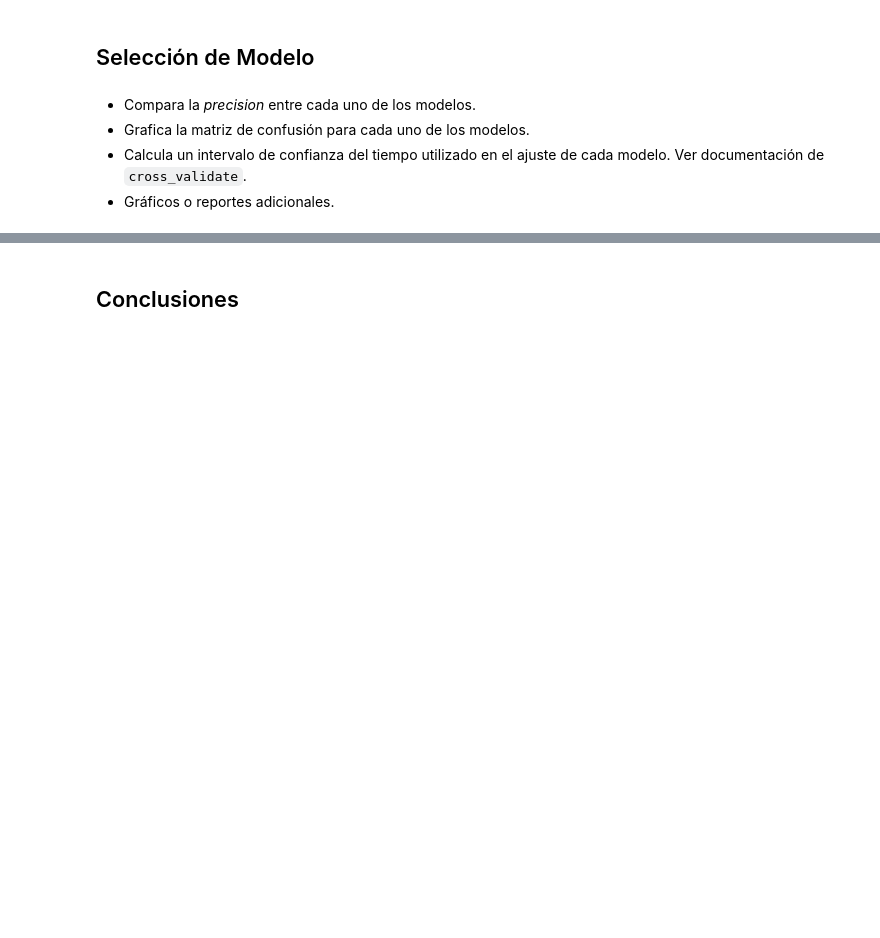
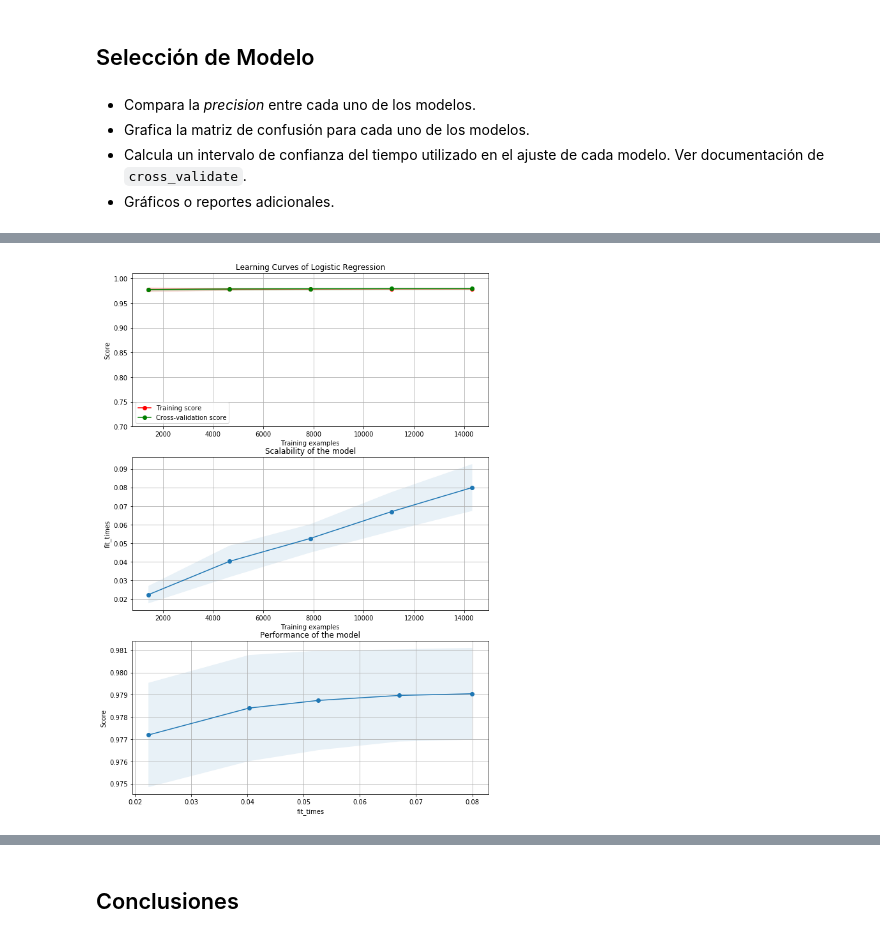
Before and after one commit to ike-mercado-huanaque/mat281_portfolio, a Jupyter notebook: m05_data_science/m05_project02/m05_project02.ipynb, the cells around one changed output, grey strips where cells are left out. Drawn from its saved outputs; the diff is of its cells as text; code cells hidden in the pictures; blank space fills up the shorter version.

```diff
--- a/m05_data_science/m05_project02/m05_project02.ipynb
+++ b/m05_data_science/m05_project02/m05_project02.ipynb
@@ -314,8 +334,8 @@ Utiliza la función `cross_validate` con el estimador `logistic` para realizar u
 from sklearn.model_selection import cross_validate
 from sklearn.linear_model import LogisticRegression
 # %%
-logistic = LogisticRegression()
-logistic_cv = cross_validate(logistic,X_train,y_train,scoring="precision",cv=10)
+logistic = LogisticRegression().fit(X_train,y_train)
+logistic_cv = cross_validate(logistic,X_test,y_test,scoring="precision",cv=10)
 # %%
 print(f'Logistic Regression Cross Validation precision score: {np.mean(logistic_cv["test_score"]):.5f} +/- {np.std(logistic_cv["test_score"]):.5f}')
 # %% [output]
@@ -323,4 +343,4 @@ Logistic Regression Cross Validation precision score: 0.94069 +/- 0.01803
 # %%
-logistic.fit(X_train,y_train)
+logistic.fit(X_test,y_test)
 logistic.score(X_test,y_test)
 # %% [output]
@@ -402,0 +590,15 @@ print(f'MY MODEL test precision score: {## FRE STYLE ##}')
+# %%
+fig, axes = plt.subplots(3, 1, figsize=(10, 15))
+
+title = "Learning Curves of Logistic Regression"
+# Cross validation with 100 iterations to get smoother mean test and train
+# score curves, each time with 20% data randomly selected as a validation set.
+cv = ShuffleSplit(n_splits=100, test_size=0.2, random_state=0)
+
+estimator = logistic
+plot_learning_curve(estimator, title, X, y, axes=axes, ylim=(0.7, 1.01),
+                    cv=cv, n_jobs=4)
+
+plt.show()
+# %% [output]
+[figure, added]
```
Also changed, not shown: parts of 46 cells of this notebook.
